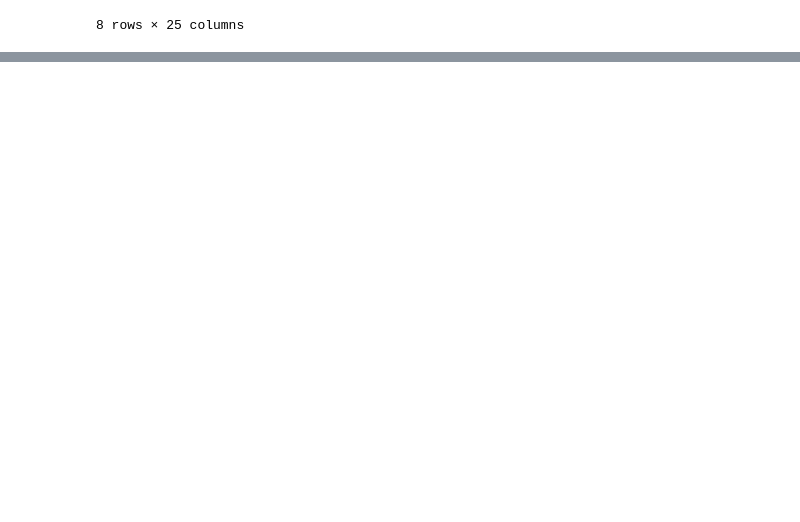
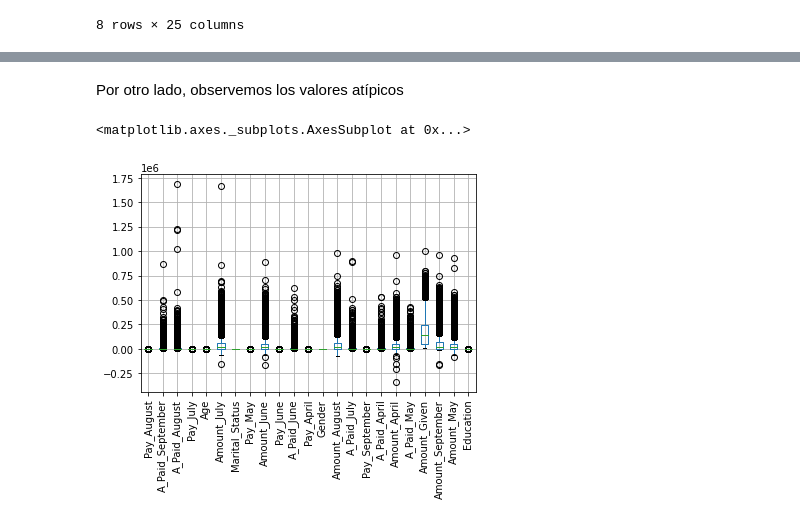
Before and after one commit to PosgradoMNA/-actividades-de-aprendizaje-Juan-sebastian-tellez-lopez, a Jupyter notebook: Semana_6_Visualización_de_datos.ipynb, the cells around one changed output, grey strips where cells are left out. Drawn from its saved outputs; the diff is of its cells as text; code cells hidden in the pictures; blank space fills up the shorter version.

```diff
--- a/Semana_6_Visualización_de_datos.ipynb
+++ b/Semana_6_Visualización_de_datos.ipynb
@@ -319,0 +324,10 @@ da.describe()
+# %%
+import seaborn as sns
+import matplotlib.pyplot as plt
+featureLabels={'Amount_Given','Gender','Education','Marital_Status','Age','Pay_September','Pay_August','Pay_July','Pay_June','Pay_May','Pay_April','Amount_September','Amount_August','Amount_July','Amount_June','Amount_May','Amount_April',  'A_Paid_September','A_Paid_August','A_Paid_July','A_Paid_June','A_Paid_May','A_Paid_April'}
+yValue=pd.Series(da.loc[:,"Y"])
+dfClientFeatures=pd.DataFrame(da,columns=featureLabels)
+xValue=dfClientFeatures
+fig = plt.figure(figsize=(25, 20))
+
+sns.heatmap(dfClientFeatures.corr(), annot=True,cmap=sns.diverging_palette(240, 10, n=9,as_cmap=True))
@@ -319,0 +337,7 @@ da.describe()
+# %% [markdown]
+Por otro lado, observemos los valores atípicos
+# %%
+xValue.boxplot(rot=90)
+# %% [output]
+<matplotlib.axes._subplots.AxesSubplot at 0x...>
+[figure, added]
```
Also changed, not shown: parts of 64 cells of this notebook.
